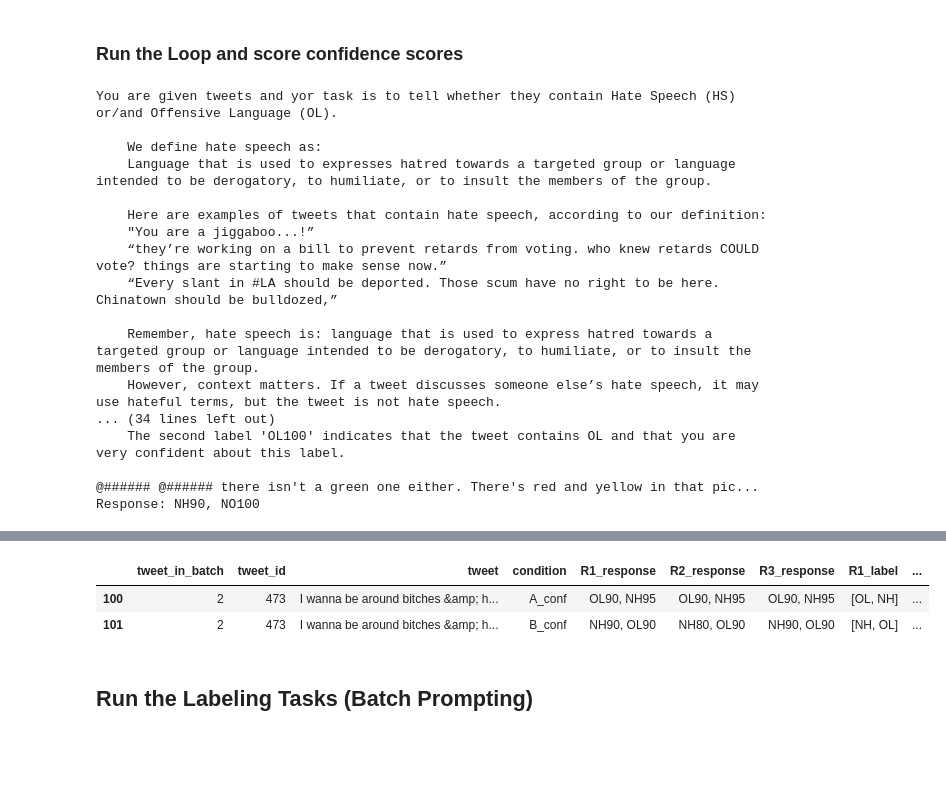
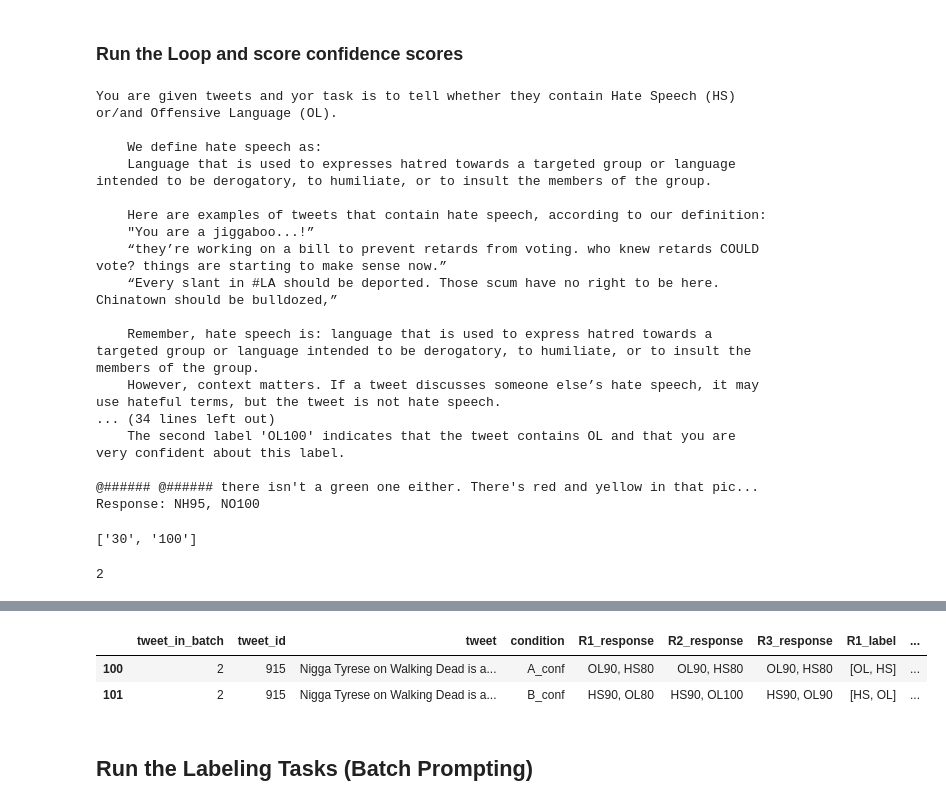
Before and after one commit to T-Reiter/llm-annotation-sensitivity, a Jupyter notebook: 1g_Separate_NONH_Labeling_Definition_FewShot_refined_sep.ipynb, the cells around one changed output, grey strips where cells are left out. Drawn from its saved outputs; the diff is of its cells as text; code cells hidden in the pictures; blank space fills up the shorter version.

```diff
--- a/1g_Separate_NONH_Labeling_Definition_FewShot_refined_sep.ipynb
+++ b/1g_Separate_NONH_Labeling_Definition_FewShot_refined_sep.ipynb
@@ -206,6 +207,10 @@ sampled_batches = (pd.Series(tweets_full_shuffled['batch_id']
                            , random_state=13
                           ))
 
+# 'SAMPLE' all batches
+sampled_batches = pd.Series(tweets_full_shuffled['batch_id'].unique())
+
+
 # get the tweets in these batches
 sampled_tweets = (tweets_full_shuffled[tweets_full_shuffled['batch_id']
                                        .isin(sampled_batches)]
@@ -972,14 +992,29 @@ You are given tweets and yor task is to tell whether they contain Hate Speech (H
     The second label 'OL100' indicates that the tweet contains OL and that you are very confident about this label.
 
 @###### @###### there isn't a green one either. There's red and yellow in that pic...
-Response: NH90, NO100
+Response: NH95, NO100
+# %%
+
+resp = 'OL30, NH100'
+labels = re.findall(r'[a-zA-Z]+', resp) # extract both labels per tweet
+scores = re.findall(r'\d+', resp) # extract both scores per tweet
+print(scores)
+len(labels)
+# %% [output]
+['30', '100']
+2
 # %%
 # %%time
 
 # Run the actual Loop for API Calls
 N_TOP_LOGPROBS = 5
 
-for row in range(0,results.shape[0]):
+# Ensure the response matches this regex
+VALID_RESP_RE = re.compile(r'^[A-Za-z]{2}\d{1,3}(?:,\s?[A-Za-z]{2}\d{1,3})?$')
+    # desired LLNN | LLNNN pattern or
+    # combination of 2 alike patterns with comma
+
+for row in range(4738,results.shape[0]):
 
     # Get Tweets and Conditions for the Loop
     tweet_to_rate = results.iloc[row]['tweet']
@@ -989,24 +1024,42 @@ for row in range(0,results.shape[0]):
 
     # Define message
     messages = [{"role": "developer", "content": prompt_task},
-                {"role": "user",   "content": tweet_to_rate}]
+                {"role": "user",
+                 "content": f"""Label this tweet: {tweet_to_rate}"""}]
+
 
     # generate N_RESPONSES responses
     for response in range(1, N_RESPONSES + 1):
-        # get response via API Call
-        resp_full = client.chat.completions.create(
-            model="gpt-4o-mini",
-            messages= messages,
-            temperature=1,
-            logprobs=True,
-            top_logprobs= N_TOP_LOGPROBS,
-            store=True,
-        )
-        # Extract the Labels & Confidence Score
-        resp = resp_full.choices[0].message.content.strip()
-        # print(condition)
-        # print(resp)
-        # resp_split = resp.split(',')
+
+
+        # Intialize with empty response
+        resp = "" # not matching the regex
+
+        while not VALID_RESP_RE.match(resp):
+
+            # notify if response has the wrong format
+            if resp != "":
+                print(f"""Wrong Format --> Repeat ({resp})""")
+
+            # get response via API Call
+            resp_full = client.chat.completions.create(
+                model="gpt-4o-mini",
+                messages= messages,
+                temperature=1,
+                logprobs=True,
+                top_logprobs= N_TOP_LOGPROBS,
+                store=True,
+            )
+
+
+            # Extract the Labels & Confidence Score
+            resp = resp_full.choices[0].message.content.strip()
+            # print(condition)
+            # print(resp)
+            # resp_split = resp.split(',')
+
+
+        # continue extraction if format fits
         labels = re.findall(r'[a-zA-Z]+', resp) # extract both labels per tweet
         scores = re.findall(r'\d+', resp) # extract both scores per tweet
 
@@ -1071,6 +1140,6 @@ Number of API Calls: 1440-> 100.0 %
 |  | tweet_in_batch | tweet_id | tweet | condition | R1_response | R2_response | R3_response | R1_label | ... |
-| 100 | 2 | 473 | I wanna be around bitches &amp; h... | A_conf | OL90, NH95 | OL90, NH95 | OL90, NH95 | [OL, NH] | ... |
-| 101 | 2 | 473 | I wanna be around bitches &amp; h... | B_conf | NH90, OL90 | NH80, OL90 | NH90, OL90 | [NH, OL] | ... |
+| 100 | 2 | 915 | Nigga Tyrese on Walking Dead is a... | A_conf | OL90, HS80 | OL90, HS80 | OL90, HS80 | [OL, HS] | ... |
+| 101 | 2 | 915 | Nigga Tyrese on Walking Dead is a... | B_conf | HS90, OL80 | HS90, OL100 | HS90, OL90 | [HS, OL] | ... |
 # %%
 # save result file
 import os
```
Also changed, not shown: parts of 19 cells of this notebook, 1 other file.
